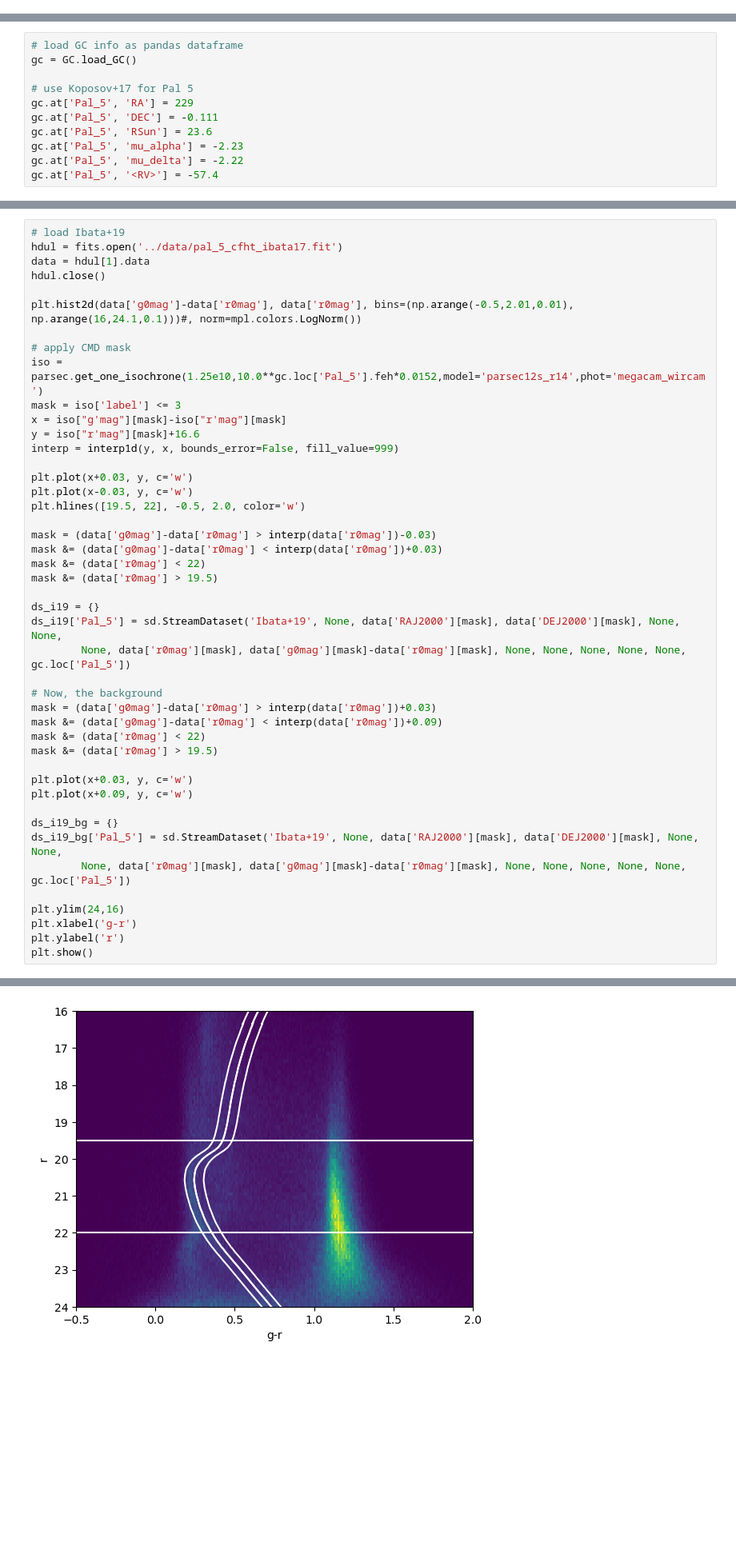
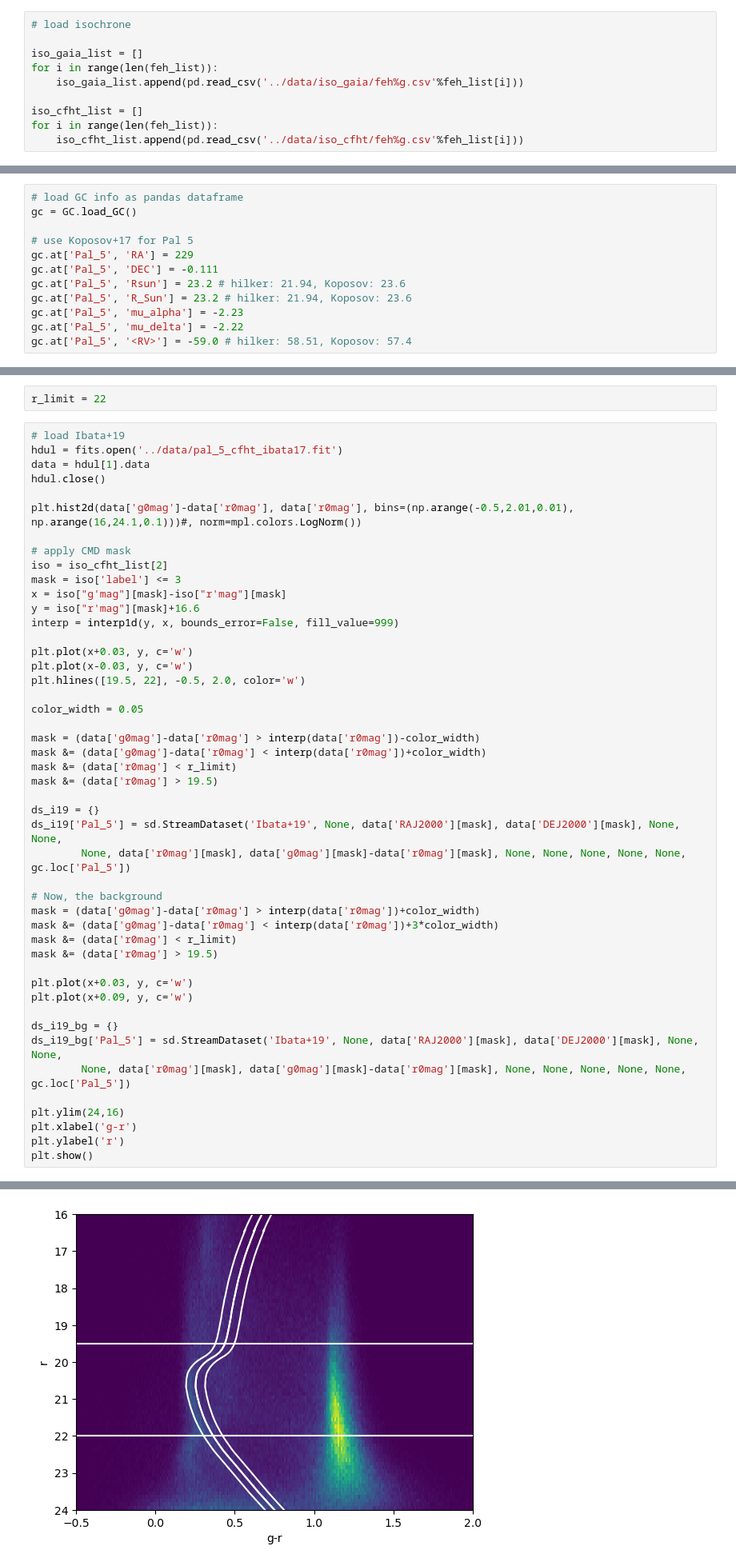
Before and after one commit to ybillchen/GC_stream, a Jupyter notebook: notebooks/GC-streams-mass.ipynb, the cells around one changed output, grey strips where cells are left out. Shown at 80% size. Drawn from its saved outputs; the diff is of its cells as text; blank space fills up the shorter version.

```diff
--- a/notebooks/GC-streams-mass.ipynb
+++ b/notebooks/GC-streams-mass.ipynb
@@ -24,0 +55,10 @@ G_limit = 19
+# %%
+# load isochrone
+
+iso_gaia_list = []
+for i in range(len(feh_list)):
+    iso_gaia_list.append(pd.read_csv('../data/iso_gaia/feh%g.csv'%feh_list[i]))
+
+iso_cfht_list = []
+for i in range(len(feh_list)):
+    iso_cfht_list.append(pd.read_csv('../data/iso_cfht/feh%g.csv'%feh_list[i]))
@@ -92,7 +188,8 @@ gc = GC.load_GC()
 # use Koposov+17 for Pal 5
 gc.at['Pal_5', 'RA'] = 229
 gc.at['Pal_5', 'DEC'] = -0.111
-gc.at['Pal_5', 'RSun'] = 23.6
+gc.at['Pal_5', 'Rsun'] = 23.2 # hilker: 21.94, Koposov: 23.6
+gc.at['Pal_5', 'R_Sun'] = 23.2 # hilker: 21.94, Koposov: 23.6
 gc.at['Pal_5', 'mu_alpha'] = -2.23
 gc.at['Pal_5', 'mu_delta'] = -2.22
-gc.at['Pal_5', '<RV>'] = -57.4
+gc.at['Pal_5', '<RV>'] = -59.0 # hilker: 58.51, Koposov: 57.4
@@ -124,3 +226,5 @@ for i, name in tqdm(zip(gc_stream_ids, gc_stream_list)):
+# %%
+r_limit = 22
 # %%
 # load Ibata+19
 hdul = fits.open('../data/pal_5_cfht_ibata17.fit')
@@ -130,7 +234,7 @@ hdul.close()
 plt.hist2d(data['g0mag']-data['r0mag'], data['r0mag'], bins=(np.arange(-0.5,2.01,0.01), np.arange(16,24.1,0.1)))#, norm=mpl.colors.LogNorm())
 
 # apply CMD mask
-iso = parsec.get_one_isochrone(1.25e10,10.0**gc.loc['Pal_5'].feh*0.0152,model='parsec12s_r14',phot='megacam_wircam')
+iso = iso_cfht_list[2]
 mask = iso['label'] <= 3
 x = iso["g'mag"][mask]-iso["r'mag"][mask]
 y = iso["r'mag"][mask]+16.6
@@ -140,9 +244,11 @@ plt.plot(x+0.03, y, c='w')
 plt.plot(x-0.03, y, c='w')
 plt.hlines([19.5, 22], -0.5, 2.0, color='w')
 
-mask = (data['g0mag']-data['r0mag'] > interp(data['r0mag'])-0.03)
-mask &= (data['g0mag']-data['r0mag'] < interp(data['r0mag'])+0.03)
-mask &= (data['r0mag'] < 22)
+color_width = 0.05
+
+mask = (data['g0mag']-data['r0mag'] > interp(data['r0mag'])-color_width)
+mask &= (data['g0mag']-data['r0mag'] < interp(data['r0mag'])+color_width)
+mask &= (data['r0mag'] < r_limit)
 mask &= (data['r0mag'] > 19.5)
 
 ds_i19 = {}
@@ -150,9 +256,9 @@ ds_i19['Pal_5'] = sd.StreamDataset('Ibata+19', None, data['RAJ2000'][mask], data
         None, data['r0mag'][mask], data['g0mag'][mask]-data['r0mag'][mask], None, None, None, None, None, gc.loc['Pal_5'])
 
 # Now, the background
-mask = (data['g0mag']-data['r0mag'] > interp(data['r0mag'])+0.03)
-mask &= (data['g0mag']-data['r0mag'] < interp(data['r0mag'])+0.09)
-mask &= (data['r0mag'] < 22)
+mask = (data['g0mag']-data['r0mag'] > interp(data['r0mag'])+color_width)
+mask &= (data['g0mag']-data['r0mag'] < interp(data['r0mag'])+3*color_width)
+mask &= (data['r0mag'] < r_limit)
 mask &= (data['r0mag'] > 19.5)
 
 plt.plot(x+0.03, y, c='w')
@@ -172,4 +276,4 @@ Downloading data...http://stev.oapd.inaf.it/tmp/output936316416206.dat
-[figure, old version]
+[figure, new version]
 # %%
 ds_i19['Pal_5'].construct_greatcircle_coord(GreatCircle=ds_i24['Pal_5'].GreatCircle)
 ds_i19['Pal_5'].construct_polynomial_coord(p=ds_i24['Pal_5'].p, deg=4)
```
Also changed, not shown: parts of 34 cells of this notebook, 2 other files.
